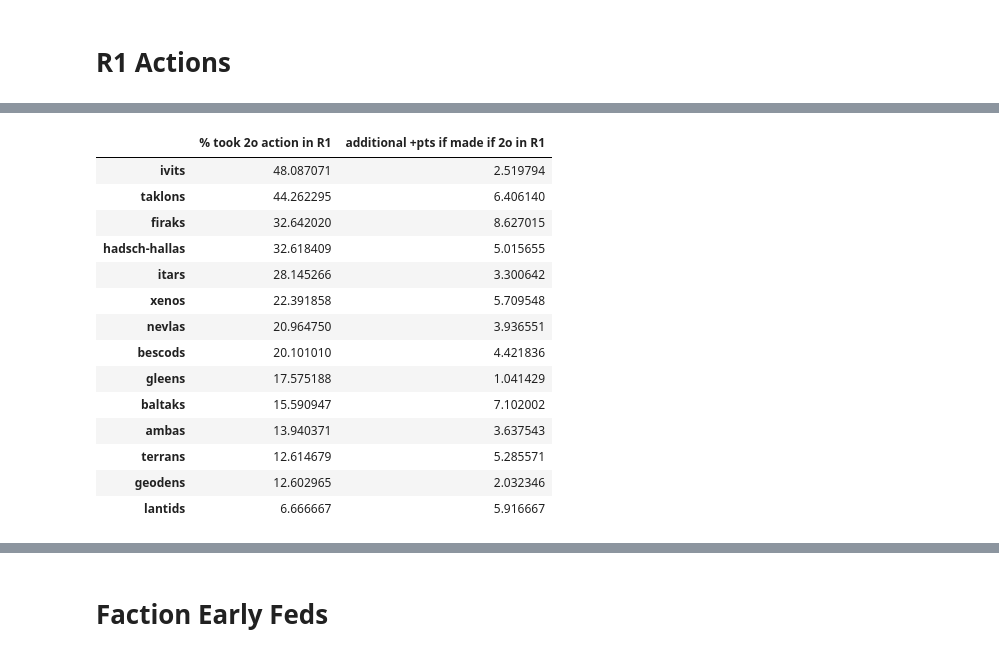
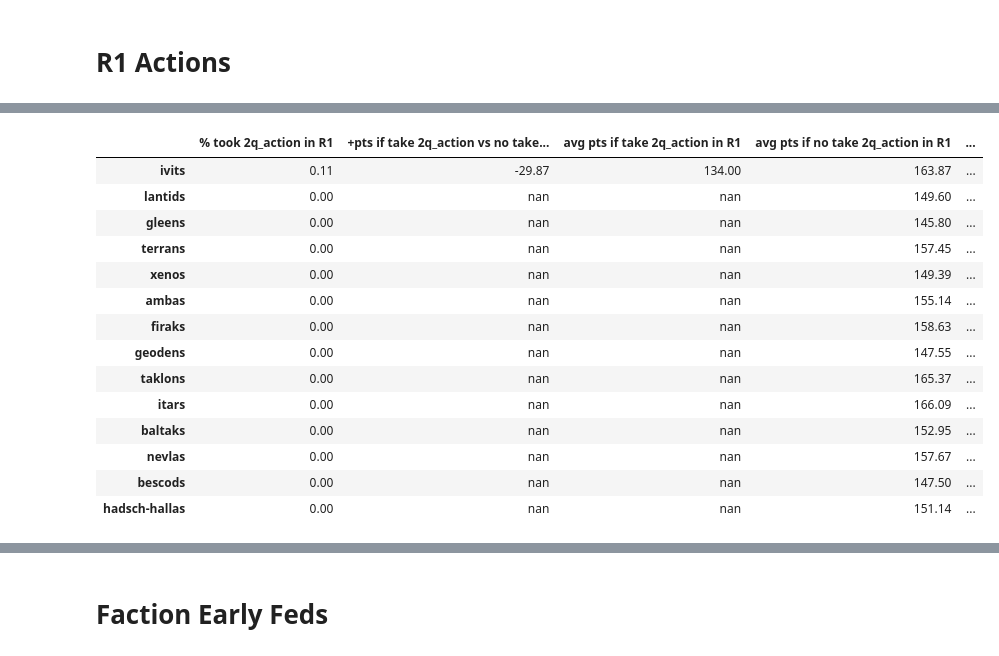
Before and after one commit to TimGladyshev/bgs_data_gaia, a Jupyter notebook: stats_workbook.ipynb, the cells around one changed output, grey strips where cells are left out. Cells and saved outputs as stored; diff of their text form; code cells hidden in the pictures.

```diff
--- a/stats_workbook.ipynb
+++ b/stats_workbook.ipynb
@@ -6,7 +7,7 @@ import six
 # %% [markdown]
 # Load in the stored data
 # %%
-DATA_FILE = 'four_players_data.csv'
+DATA_FILE = 'data/four_players_data.csv'
 # %%
 df_all = pd.read_csv(DATA_FILE)
 print('Original sample size', len(df_all))
@@ -124,6 +126,8 @@ Sample size after cleaning 6714
 VARIANTS = ['standard'] # Possible values: ['standard','more-balanced','beta']
 
 MAP_LAYOUTS = ['standard'] # Possible to include 'xshape', but doesn't make sense for 4p
+
+MIN_AVG_ELO = 200
 
 # 4 player games only
 df_filtered = df_cleaned.loc[df_cleaned.num_players == 4]
@@ -140 +148,4 @@ for col in all_players('_dropped'):
+# %%
+# Min ELO filter
+df_filtered = df_filtered.loc[df_filtered['average_elo'] >= MIN_AVG_ELO]
 # %%
@@ -144,5 +155,18 @@ Sample size after filtering 4323
 # %% [markdown]
 # R1 Actions
+# %%
+action_names = {
+    "2o_action": "power3",
+    "7c_action": "power4",
+    "2k_action": "power5",
+    "1terra_action": "power6",
+    "2terra_action": "power2",
+    "2pt_action": "power7",
+    "3k_action": "power1",
+    "4q_action": "qic1",
+    "3q_action": "qic2",
+    "2q_action": "qic3"
+}
 # %%
 faction_list = df_cleaned.pos_1_faction.unique()
 assert(len(faction_list) == 14)
@@ -158,42 +176,43 @@ look_cols = list(field_search('power') - (field_search('pos_') - field_search('p
 # %%
 pd.options.display.float_format = '{:.2}'.format
-for i in [3,2,1]:
-    full_dict = {}
-    sort_key = '% took 2o action in R{}'.format(i)
-    for faction in faction_list:
-        faction_dict = {}
-        faction_df = get_faction_df(df_filtered, faction)
-        r_2o_df = faction_df[faction_df['target_action_r_{}_power3'.format(i)] == 1]
-        faction_dict[sort_key] = len(r_2o_df)/len(faction_df) * 100
-        faction_dict['additional +pts if made if 2o in R{}'.format(i)] = r_2o_df.target_score.mean() - faction_df.target_score.mean()
-        # faction_dict['+pts if 5vp/fed scoring R{}'.format(i)] = fed_scoring.target_score.mean() - faction_df.target_score.mean()
-        # faction_dict['overall avg score'] = faction_df.target_score.mean()
-        # faction_dict['avg score if 5vp/fed scoring R{}'.format(i)] = fed_scoring.target_score.mean()
-        # faction_dict['avg score if made fed in 5vp/fed scoring R{}'.format(i)] = made_fed.target_score.mean()
-        # faction_dict['% players pick if 5vp/fed scoring R{}'.format(i)] = ((fed_scoring.shape[0]/faction_df.shape[0])*100)
-        # faction_dict['total games'] = faction_df.shape[0]
-        # faction_dict['games with 5vp/fed scoring R{}'.format(i)] = fed_scoring.shape[0]
-        # faction_dict['games fed made in 5vp/fed scoring R{}'.format(i)] = made_fed.shape[0]
-        full_dict[faction] = faction_dict
-    assembled_df = pd.DataFrame.from_dict(full_dict,orient='index').sort_values(by=sort_key, ascending=False)
-    html_df = getTableHTML(assembled_df)
+for i in [6,5,4,3,2,1]:
+    for action in action_names.keys():
+        full_dict = {}
+        sort_key = '% took {} in R{}'.format(action,i)
+        for faction in faction_list:
+            faction_dict = {}
+            faction_df = get_faction_df(df_filtered, faction)
+            take_df = faction_df[faction_df['target_action_r_{}_{}'.format(i,action)] == 1]
+            no_take_df = faction_df[faction_df['target_action_r_{}_{}'.format(i,action)] != 1]
+            faction_dict[sort_key] = len(take_df)/len(faction_df) * 100
+            faction_dict['+pts if take {} vs no take in R{}'.format(action,i)] = take_df.target_score.mean() - no_take_df.target_score.mean()
+            faction_dict['avg pts if take {} in R{}'.format(action,i)] = take_df.target_score.mean()
+            faction_dict['avg pts if no take {} in R{}'.format(action,i)] = no_take_df.target_score.mean()
+            faction_dict['overall avg score'] = faction_df.target_score.mean()
+            faction_dict['total games'] = faction_df.shape[0]
+            full_dict[faction] = faction_dict
+        assembled_df = pd.DataFrame.from_dict(full_dict,orient='index').sort_values(by=sort_key, ascending=False)
+        html_df = getTableHTML(assembled_df)
 
-    with open('r{}_2o.html'.format(i), 'w') as fo:
-        fo.write(html_df.to_html())
+        path = 'plots/actions_analysis/'
+        if not os.path.exists(path):
+            os.makedirs(path)
+        with open(path + 'r{}_{}.html'.format(i,action), 'w') as fo:
+            fo.write(html_df.to_html())
 html_df
 # %% [output]
-|  | % took 2o action in R1 | additional +pts if made if 2o in R1 |
-| ivits | 48.087071 | 2.519794 |
-| taklons | 44.262295 | 6.406140 |
-| firaks | 32.642020 | 8.627015 |
-| hadsch-hallas | 32.618409 | 5.015655 |
-| itars | 28.145266 | 3.300642 |
-| xenos | 22.391858 | 5.709548 |
-| nevlas | 20.964750 | 3.936551 |
-| bescods | 20.101010 | 4.421836 |
-| gleens | 17.575188 | 1.041429 |
-| baltaks | 15.590947 | 7.102002 |
-| ambas | 13.940371 | 3.637543 |
-| terrans | 12.614679 | 5.285571 |
-| geodens | 12.602965 | 2.032346 |
-| lantids | 6.666667 | 5.916667 |
+|  | % took 2q_action in R1 | +pts if take 2q_action vs no take... | avg pts if take 2q_action in R1 | avg pts if no take 2q_action in R1 | ... |
+| ivits | 0.11 | -29.87 | 134.00 | 163.87 | ... |
+| lantids | 0.00 | nan | nan | 149.60 | ... |
+| gleens | 0.00 | nan | nan | 145.80 | ... |
+| terrans | 0.00 | nan | nan | 157.45 | ... |
+| xenos | 0.00 | nan | nan | 149.39 | ... |
+| ambas | 0.00 | nan | nan | 155.14 | ... |
+| firaks | 0.00 | nan | nan | 158.63 | ... |
+| geodens | 0.00 | nan | nan | 147.55 | ... |
+| taklons | 0.00 | nan | nan | 165.37 | ... |
+| itars | 0.00 | nan | nan | 166.09 | ... |
+| baltaks | 0.00 | nan | nan | 152.95 | ... |
+| nevlas | 0.00 | nan | nan | 157.67 | ... |
+| bescods | 0.00 | nan | nan | 147.50 | ... |
+| hadsch-hallas | 0.00 | nan | nan | 151.14 | ... |
```
Also changed, not shown: parts of 17 cells of this notebook, 6 other files.
